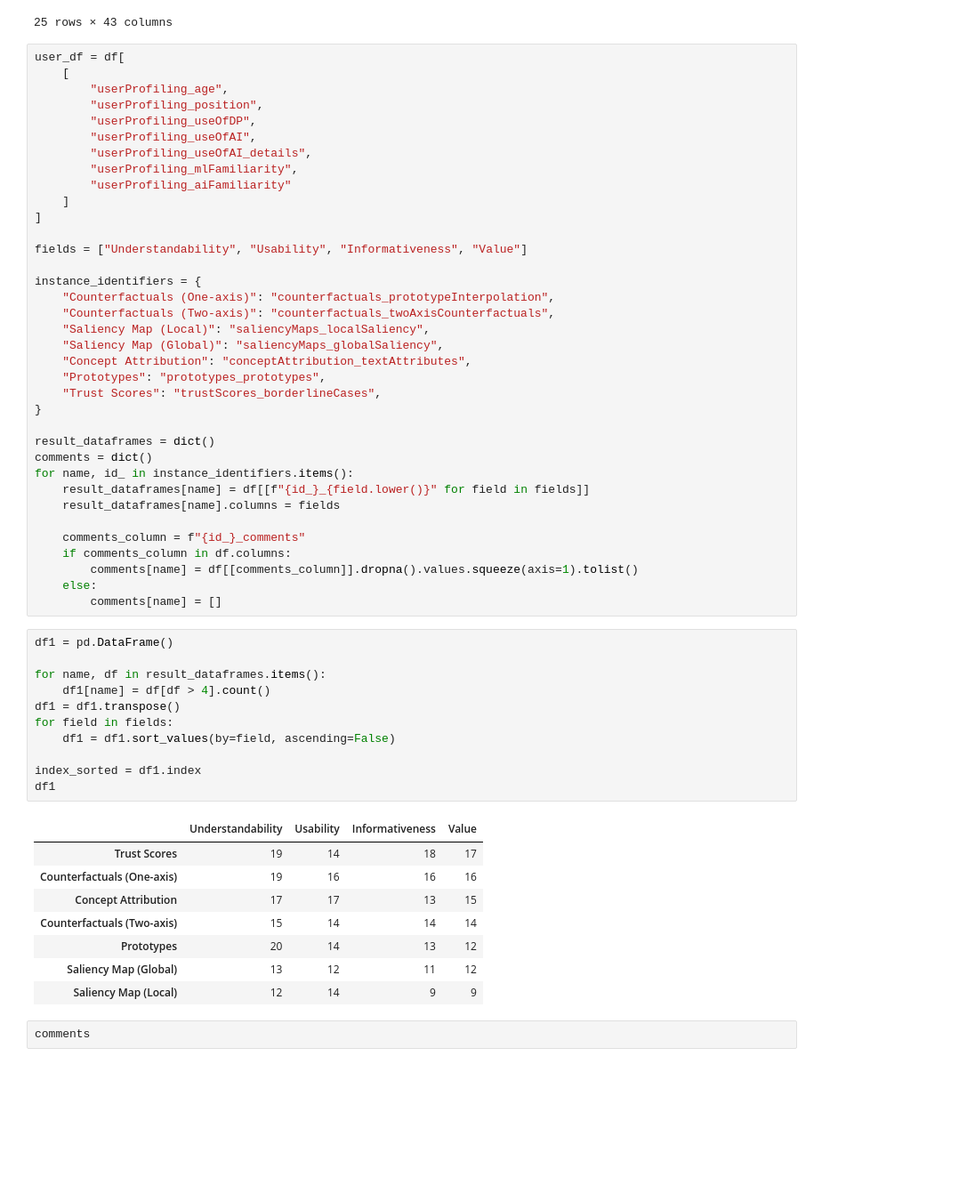
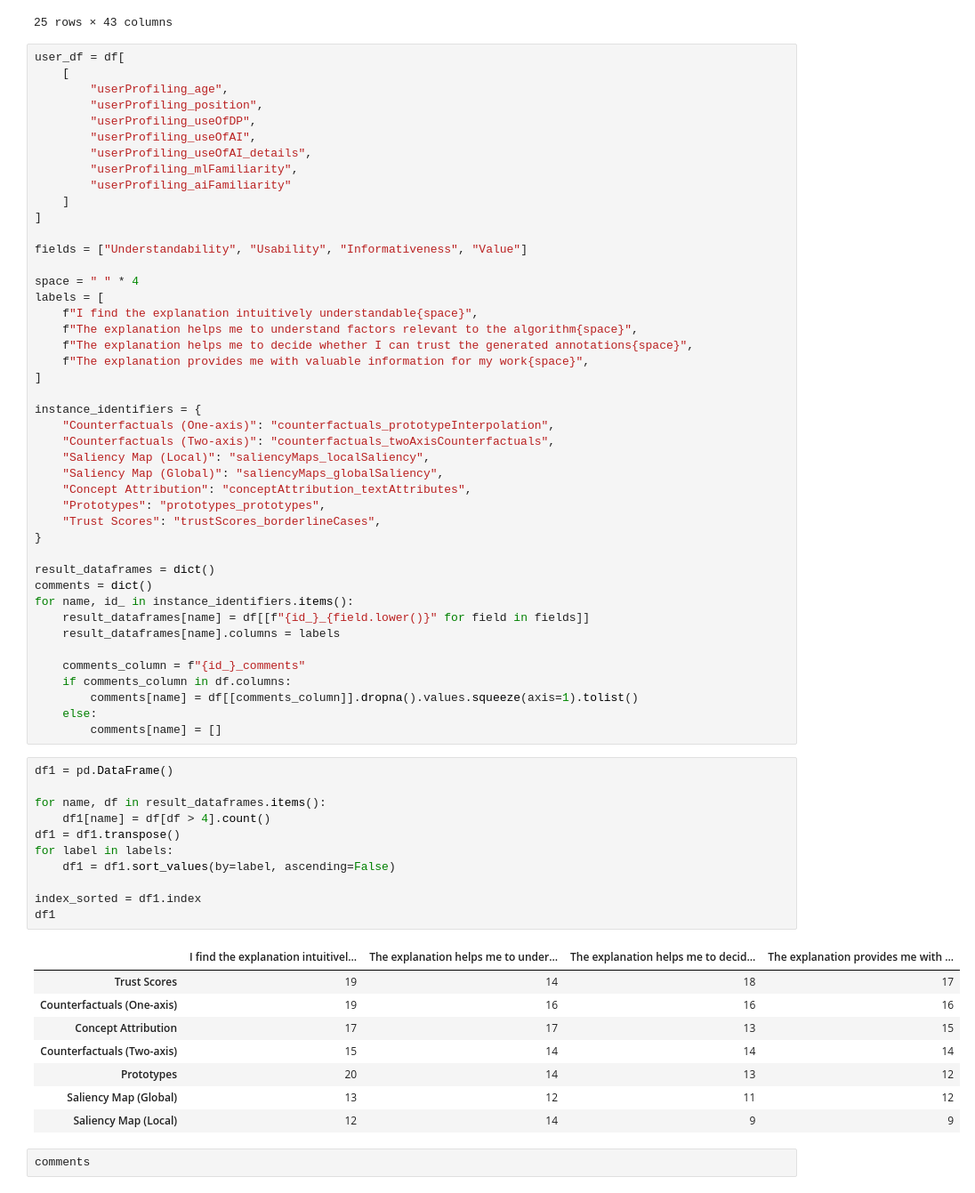
Before and after one commit to theodore-evans/xai-in-digital-pathology, a Jupyter notebook: DataProcessing/data_processing.ipynb, the cells around one changed output. Shown at 89% size. Drawn from its saved outputs; the diff is of its cells as text; blank space fills up the shorter version.

```diff
--- a/DataProcessing/data_processing.ipynb
+++ b/DataProcessing/data_processing.ipynb
@@ -85,6 +89,14 @@ user_df = df[
 
 fields = ["Understandability", "Usability", "Informativeness", "Value"]
 
+space = " " * 4
+labels = [
+    f"I find the explanation intuitively understandable{space}",
+    f"The explanation helps me to understand factors relevant to the algorithm{space}",
+    f"The explanation helps me to decide whether I can trust the generated annotations{space}",
+    f"The explanation provides me with valuable information for my work{space}",
+]
+
 instance_identifiers = {
     "Counterfactuals (One-axis)": "counterfactuals_prototypeInterpolation",
     "Counterfactuals (Two-axis)": "counterfactuals_twoAxisCounterfactuals",
@@ -99,7 +111,7 @@ result_dataframes = dict()
 comments = dict()
 for name, id_ in instance_identifiers.items():
     result_dataframes[name] = df[[f"{id_}_{field.lower()}" for field in fields]]
-    result_dataframes[name].columns = fields
+    result_dataframes[name].columns = labels
 
     comments_column = f"{id_}_comments"
     if comments_column in df.columns:
@@ -109,16 +121,16 @@ for name, id_ in instance_identifiers.items():
 # %%
 df1 = pd.DataFrame()
 
 for name, df in result_dataframes.items():
     df1[name] = df[df > 4].count()
 df1 = df1.transpose()
-for field in fields:
-    df1 = df1.sort_values(by=field, ascending=False)
+for label in labels:
+    df1 = df1.sort_values(by=label, ascending=False)
 
 index_sorted = df1.index
 df1
 # %% [output]
-|  | Understandability | Usability | Informativeness | Value |
+|  | I find the explanation intuitivel... | The explanation helps me to under... | The explanation helps me to decid... | The explanation provides me with ... |
 | Trust Scores | 19 | 14 | 18 | 17 |
 | Counterfactuals (One-axis) | 19 | 16 | 16 | 16 |
 | Concept Attribution | 17 | 17 | 13 | 15 |
```
Also changed, not shown: parts of 10 cells of this notebook, 7 other files.
